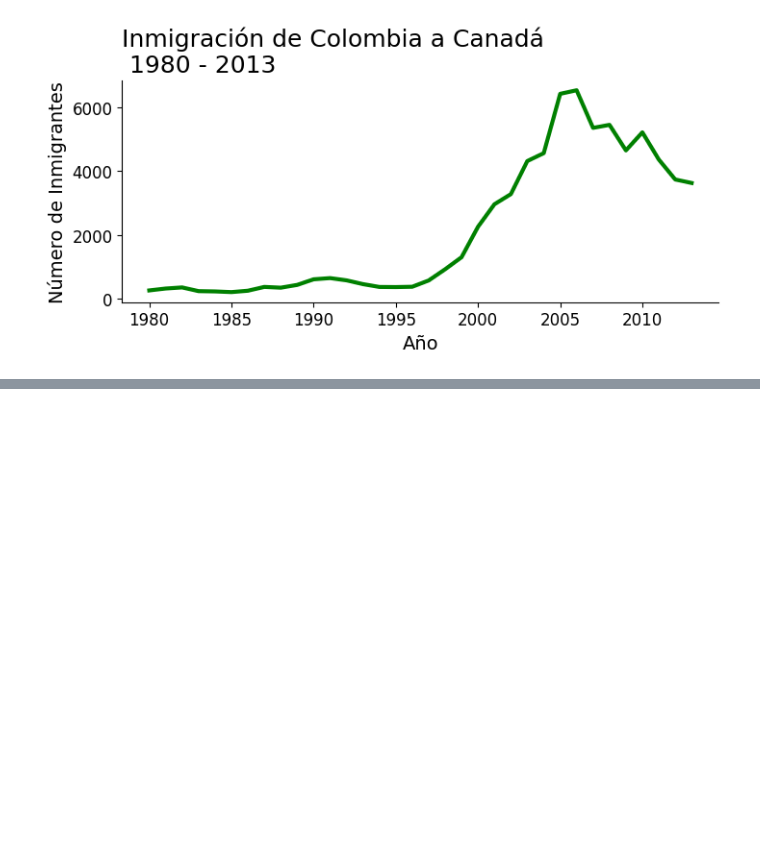
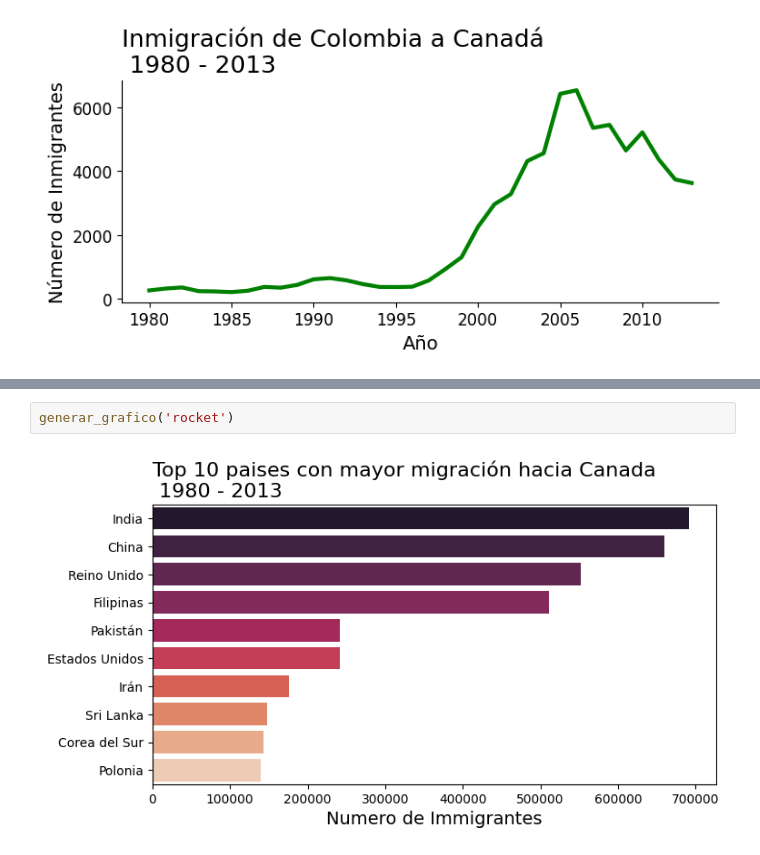
Before and after one commit to AndresCMontejo/Visualizaci-n-de-datos-con-Python-Matplotlib-Seaborn-y-Plotly, a Jupyter notebook: visualizacion_de_datos_con_python.ipynb, the cells around one changed output, grey strips where cells are left out. Drawn from its saved outputs; the diff is of its cells as text; blank space fills up the shorter version.

```diff
--- a/visualizacion_de_datos_con_python.ipynb
+++ b/visualizacion_de_datos_con_python.ipynb
@@ -486,0 +551,4 @@ plt.show()
+# %%
+generar_grafico('rocket')
+# %% [output]
+[figure, added]
```
Also changed, not shown: parts of 11 cells of this notebook.
